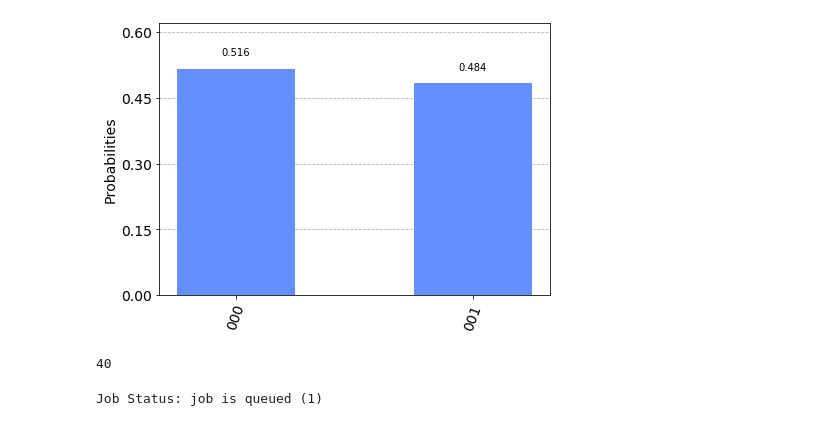
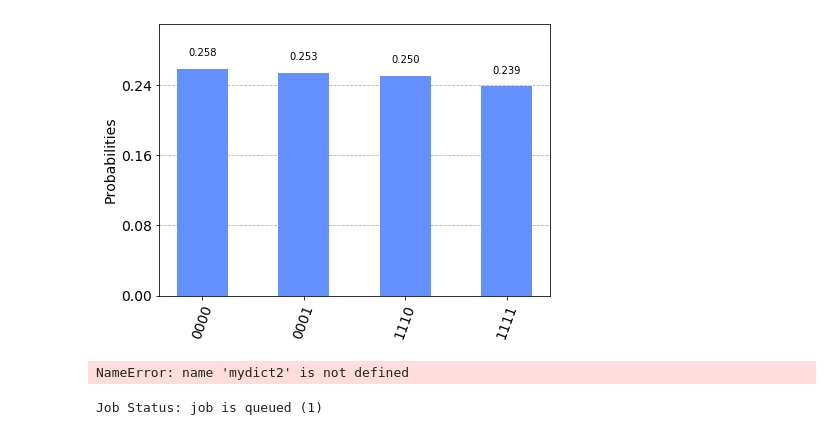
Before and after one commit to JaimePSantos/Dissertation-Tex-Code, a Jupyter notebook: Coding/Qiskit/Search/Grover.ipynb, the cells around one changed output. Drawn from its saved outputs; the diff is of its cells as text; code cells hidden in the pictures.

```diff
--- a/Coding/Qiskit/Search/Grover.ipynb
+++ b/Coding/Qiskit/Search/Grover.ipynb
@@ -88,24 +88,36 @@ def grover(marked,N,backend,steps):
     qc.measure(range(N),range(N))
     return qc
 
+def grover2(marked,N,steps):
+    qc = QuantumCircuit(N,N)
+    qcOracle = oracle(markedList(marked,N),N)
+    qcDiffusion = diffusion(N)
+    qc.h(range(N))
+    for i in range(steps):
+        qc.append(qcOracle,range(N))
+        qc.barrier()
+        qc.append(qcDiffusion,range(N))
+        qc.barrier()
+    qc = transpile(qc,basis_gates=['cx','u3'],optimization_level=3)
+    qc.barrier()
+    qc.measure(range(N),range(N))
+    return qc
+
 def simul(qc):
     backend = Aer.get_backend('qasm_simulator')
     result = execute(qc,backend,shots=3000).result().get_counts()
     return result
 # %%
-N=3
+N=4
 limit = 2**N -1
 
-#qc = grover([0,1,int(limit/2),limit-1,limit],N,3)
-qc1 = grover([0,1],N,altBackend,1)
+qc = grover2([0,1,limit-1,limit],N,1)
+#qc1 = grover([0,1],N,altBackend,1)
 #qc2 = grover([0],N,altBackend2,1)
 #qc.draw(output='mpl')
 # %%
 #plot_histogram([simul(qc1),simul(qc2)],legend = ['burlinton','ourense'])
-plot_histogram(simul(qc1))
+mydict = simul(qc)
+plot_histogram(mydict)
 # %% [output]
-[figure, old version]
+[figure, new version]
-# %%
-print(qc1.size())
-# %% [output]
-40
@@ -112,3 +129,11 @@ print(qc1.size())
+# %%
+mydict2 = {}
+with open('dict2.csv', 'r') as reader:
+   reader = csv.reader(reader)
+   for line in reader:
+       mydict2[int(line[0])] = int(line[1])
+# %% [output]
+NameError: name 'mydict2' is not defined
 # %%
 result1 = run(qc1,altBackend,shots=3000)
 #result2 = run(qc2,altBackend2,shots=3000)
```
Also changed, not shown: parts of 3 cells of this notebook, 5 other files.
